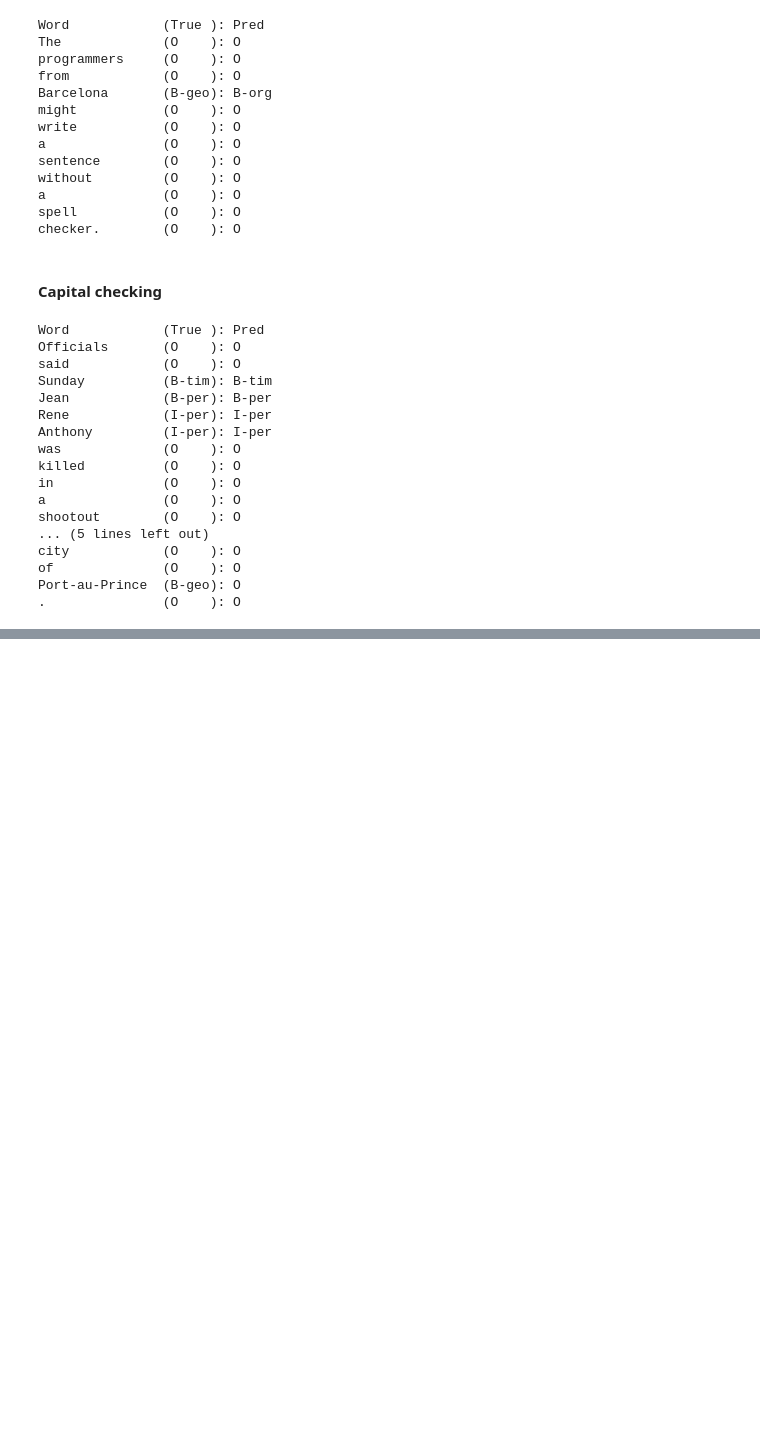
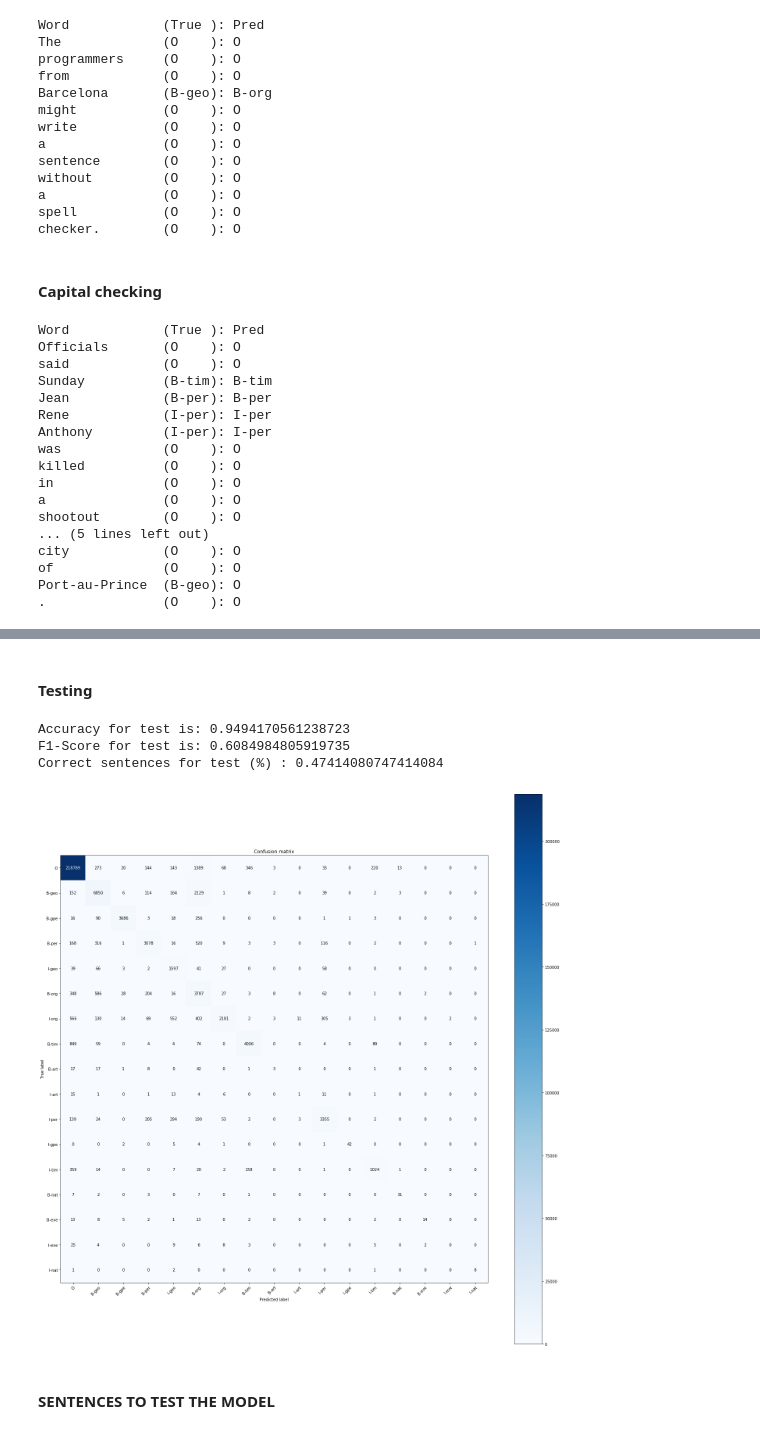
Before and after one commit to polazaro/NLP_NamedEntityRecognition, a Jupyter notebook: Task 2 - NLP - Structured Perceptron_2.ipynb, the cells around one changed output, grey strips where cells are left out. Drawn from its saved outputs; the diff is of its cells as text; code cells hidden in the pictures; blank space fills up the shorter version.

```diff
--- a/Task 2 - NLP - Structured Perceptron_2.ipynb
+++ b/Task 2 - NLP - Structured Perceptron_2.ipynb
@@ -1152,0 +1165,4 @@ Port-au-Prince  (B-geo): O
+# %%
+ex_feature_mapper = skseq.sequences.extended_feature.ExtendedFeatures(sequence_list_train)
+ex_feature_mapper.build_features()
+pprint.pprint(list(ex_feature_mapper.__dict__.keys()))
@@ -1152,0 +1248,37 @@ Port-au-Prince  (B-geo): O
+# %%
+sp = spc.StructuredPerceptron(word_to_pos, tag_to_pos, ex_feature_mapper)
+sp.load_model(dir="perceptron_ex5")
+# %% [markdown]
+#### Testing
+# %%
+from sklearn.metrics import f1_score
+from sklearn.metrics import accuracy_score
+
+y_pred_2 = []
+y_true = [item for x in Y_ids_test for item in x]
+correct_sentences = 0
+n_test = len(X_test)
+
+for i in range(n_test):
+    y_pred_aux = sp.predict_tags_given_words(X_test[i])
+    y_pred_2.append(y_pred_aux)
+    if list(y_pred_aux) == Y_ids_test[i]:
+        correct_sentences += 1
+
+y_pred = [item for x in y_pred_2 for item in x]
+F1_score_multi = f1_score(y_true, y_pred, average=None)
+Accuracy = accuracy_score(y_true, y_pred)
+print('Accuracy for test is: ' + str(Accuracy))
+print('F1-Score for test is: ' + str(np.mean(F1_score_multi)))
+print('Correct sentences for test (%) : ' + str(correct_sentences/n_test))
+# %% [output]
+Accuracy for test is: 0.9494170561238723
+F1-Score for test is: 0.6084984805919735
+Correct sentences for test (%) : 0.47414080747414084
+# %%
+ax = plot_confusion_matrix(y_true, y_pred, classes=list(sp.state_labels),
+                      title='Confusion matrix')
+# %% [output]
+[figure, added]
+# %% [markdown]
+#### SENTENCES TO TEST THE MODEL
```
Also changed, not shown: parts of 27 cells of this notebook, 3 other files.
